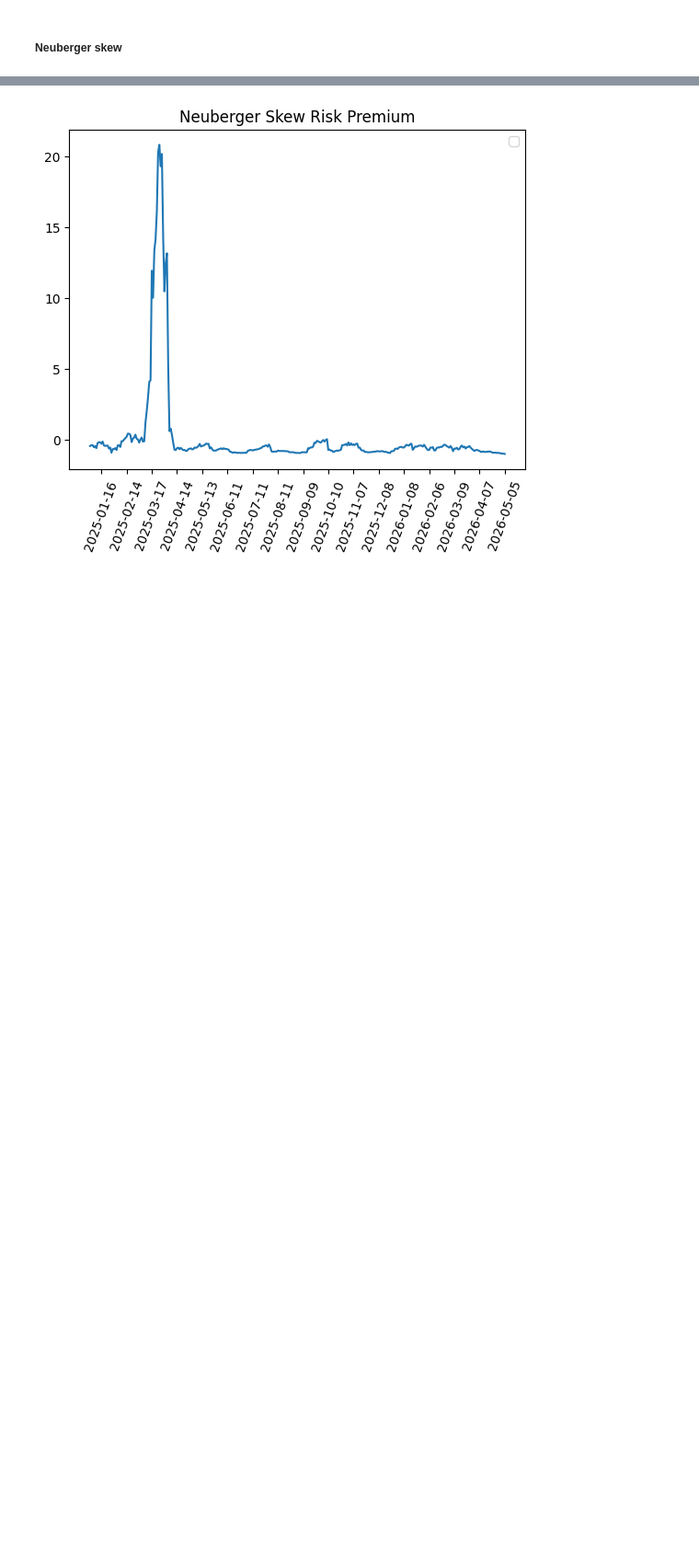
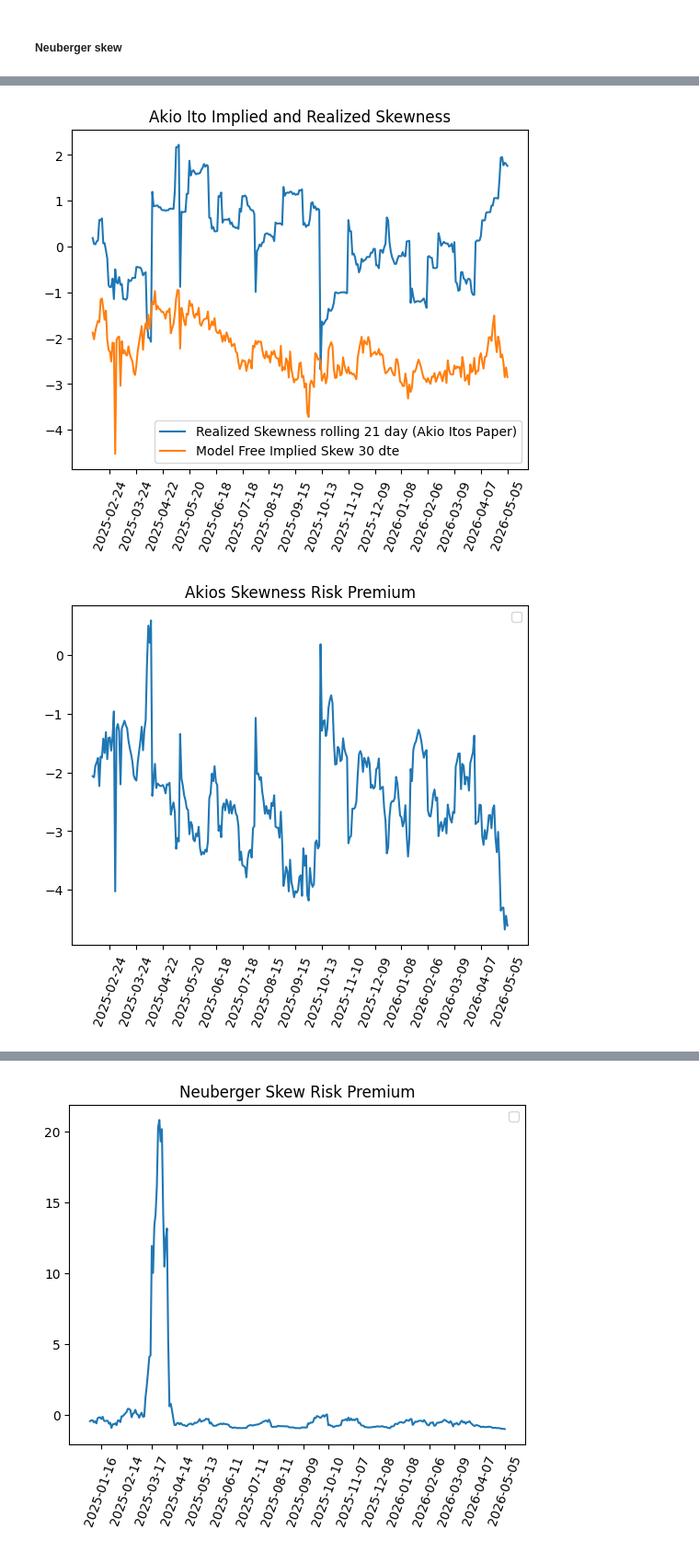
Before and after one commit to dibiasej/Volatility-Surface-Risk-Premiums, a Jupyter notebook: risk_premiums.ipynb, the cells around one changed output, grey strips where cells are left out. Shown at 92% size. Saved outputs shown, nothing was run; the diff lists cells and outputs as text; code cells hidden in the pictures; blank space fills up the shorter version.

```diff
--- a/risk_premiums.ipynb
+++ b/risk_premiums.ipynb
@@ -104,6 +100,7 @@ plt.show()
 # %%
 # Realized Values
 realized_sv_betas, realized_sv_covs, realized_sv_corrs, realized_sv_dates = an.rolling_spot_atm_iv_stats(ticker, start_date, end_date, 30)
+realized_skewness, realized_skewness_dates = an.rolling_realized_skewness(ticker, start_date, end_date)
 
 # Implied Values
 gvv_dates, gvv_spot_vol_corrs = rolling_gvv.spot_vol_corr(30)
@@ -149,2 +173,20 @@ realized_skews = an.rolling_analytics.realized_values.realized_skew_neuberger(30
+# %%
+plt.plot(realized_skewness_dates[1:], realized_skewness, label = "Realized Skewness rolling 21 day (Akio Itos Paper)")
+plt.plot(realized_skewness_dates[1:], model_free_iskews_akio[:-16], label = "Model Free Implied Skew 30 dte")
+plt.title("Akio Ito Implied and Realized Skewness")
+plt.xticks(realized_skewness_dates[1:][::-20], rotation=70)
+plt.legend()
+plt.show()
+
+skewness_risk_premium = np.array(model_free_iskews_akio[:-16]) - np.array(realized_skewness)
+
+plt.plot(realized_skewness_dates[1:], skewness_risk_premium)
+plt.title("Akios Skewness Risk Premium")
+plt.xticks(realized_skewness_dates[1:][::-20], rotation=70)
+plt.legend()
+plt.show()
+# %% [output]
+[figure, added]
+[figure, added]
 # %%
 plt.plot(neuberger_skew_dates, realized_skews, label = "Realized Skew 30 dte")
```
Also changed, not shown: parts of 7 cells of this notebook.
